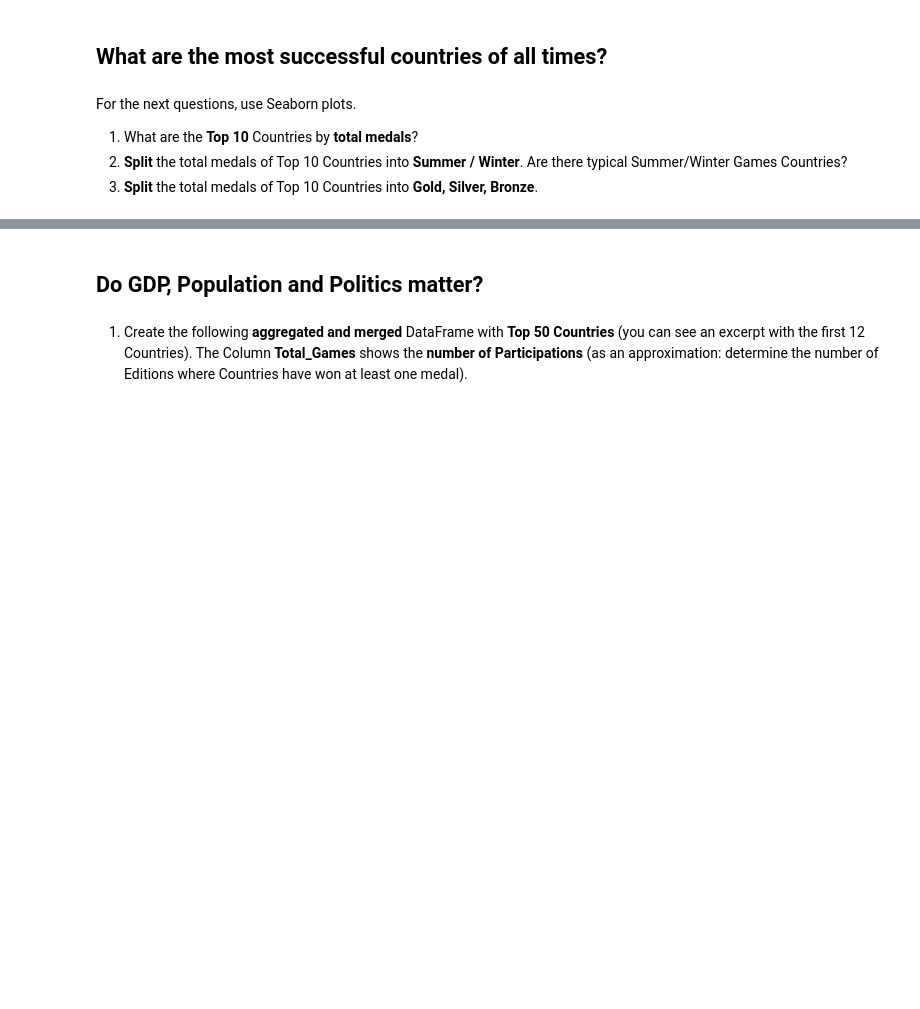
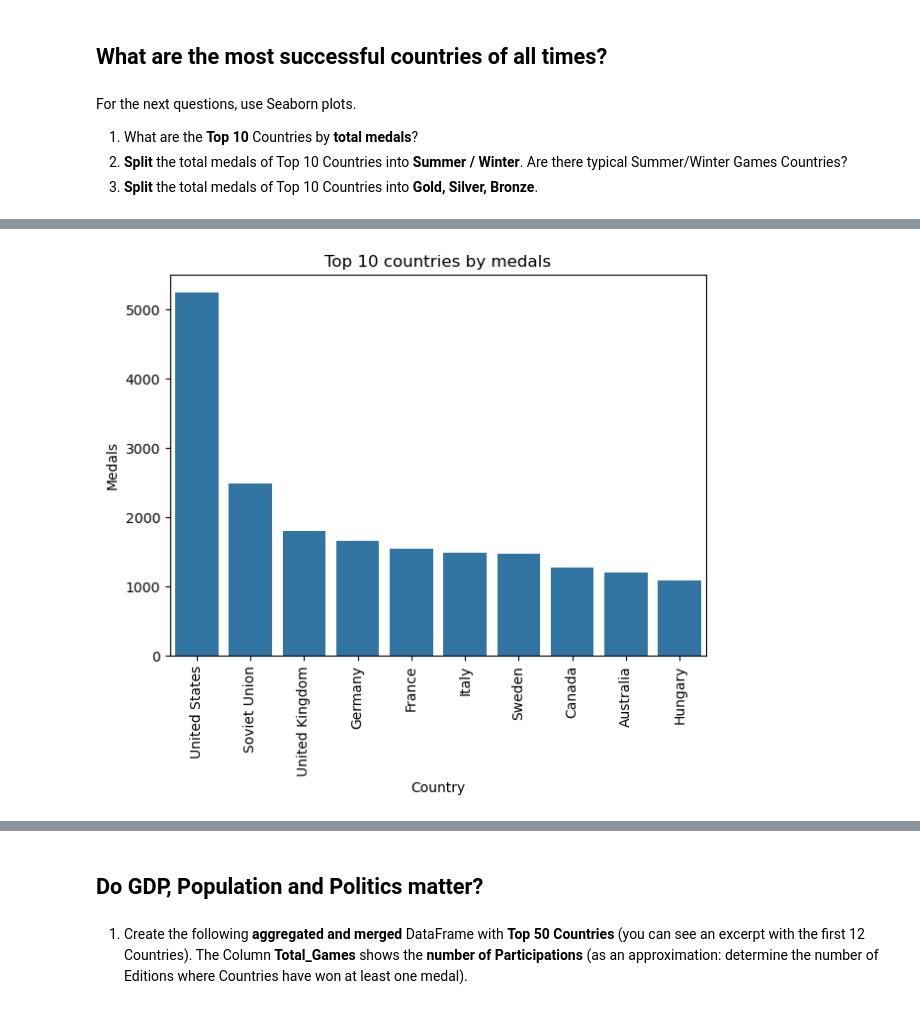
Before and after one commit to alchemistbg/udemy-the-complete-pandas-bootcamp, a Jupyter notebook: Section-21/Explanatory_DataAnalysis_Challenge.ipynb, the cells around one changed output, grey strips where cells are left out. Drawn from its saved outputs; the diff is of its cells as text; code cells hidden in the pictures; blank space fills up the shorter version.

```diff
--- a/Section-21/Explanatory_DataAnalysis_Challenge.ipynb
+++ b/Section-21/Explanatory_DataAnalysis_Challenge.ipynb
@@ -264,0 +316,11 @@ For the next questions, use Seaborn plots.
+# %%
+olympics_10 = olympics[olympics.Country.isin(top_10.index)]
+# %%
+plt.figure(figsize = (7, 5))
+sns.countplot(data = olympics_10, x = 'Country', order = top_10.index)
+plt.xticks(rotation = 'vertical')
+plt.title('Top 10 countries by medals')
+plt.ylabel('Medals')
+plt.show()
+# %% [output]
+[figure, added]
```
Also changed, not shown: parts of 22 cells of this notebook.
